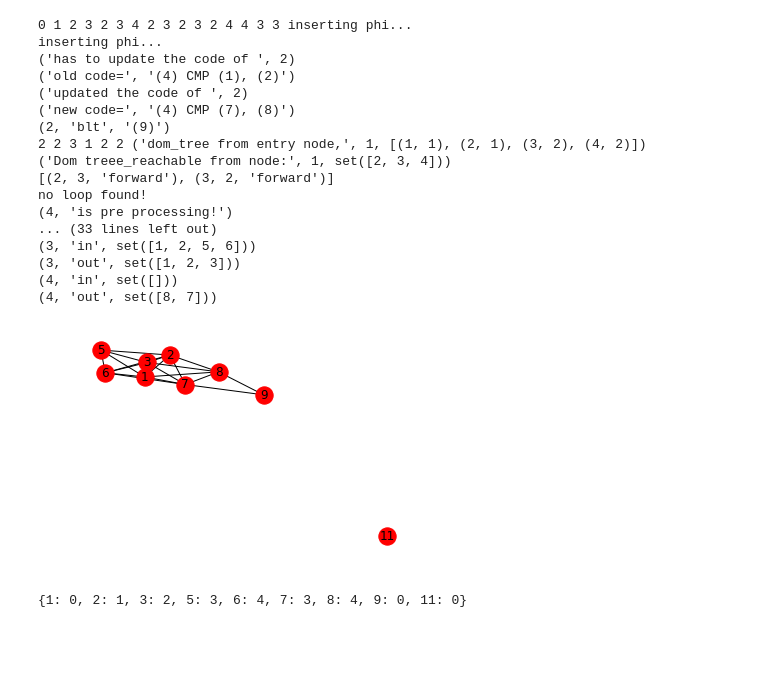
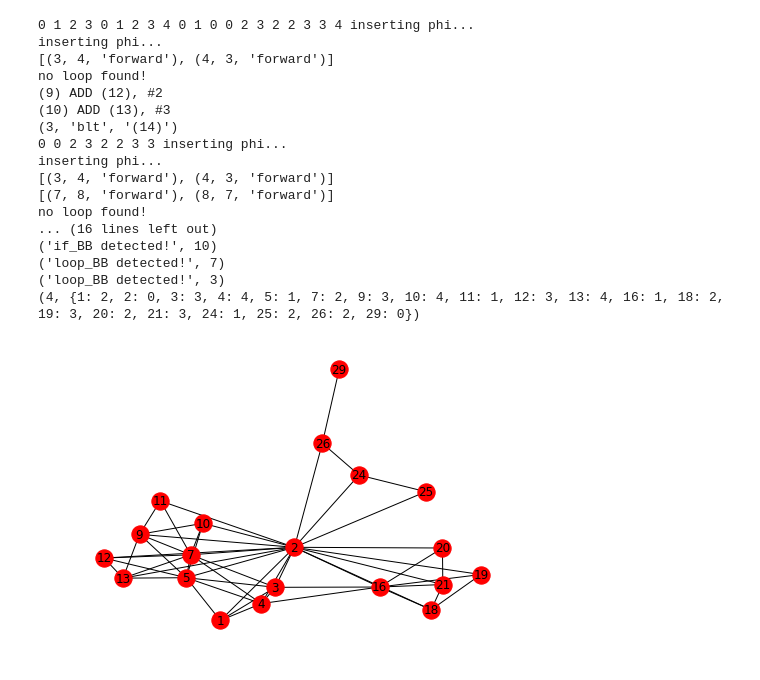
Before and after one commit to amatii/compiler, a Jupyter notebook: parser_SSA-refactor-newSSA.ipynb, the cells around one changed output. Drawn from its saved outputs; the diff is of its cells as text; code cells hidden in the pictures; blank space fills up the shorter version.

Commit message:
While bug fixed. a little refactorized. inference graph generator furthur developed. need to debug, and also handle Phi, Mov, functions, return, etc.

```diff
--- a/parser_SSA-refactor-newSSA.ipynb
+++ b/parser_SSA-refactor-newSSA.ipynb
@@ -486,66 +158,74 @@ code='''
 main
 var a, b, c, d;
 {
+	let a <- 1;
+	let b <- 2;
 	let c <- 3;
 	let d <- 4;
-    let k <- c+d;
+    let k <- 5;
 
-	while c < d do
-		let c <- k + k;
-		let d <- d + 2
-	od;
+	if a< b then
+		let a <- a + 1;
+		while c < d do
+			let c <- c + 2;
+			let d <- d + 3 + k
+		od
+	else
+		let a <- a + 4;
+		while c < d do
+			let c <- c + 5;
+			let d <- d + 6
+		od
+	fi;
 
-    let c <- c + d;
-    let b <- c + c
+	let a <- a + b + d
 }.'''
 %matplotlib inline
 def testa(code):
     tk=Tokenizer(l_kewords,token_specification)
     tk.tokenize_program(code)
     #tk.print_tokens()
     c=parser(tk.result,rules)
     c.check_computation()
-    #c.print_bb()
     c.visulize()
-    !graph-easy grid.dot --as_dot | dot -Tpng -o graph_before_cse.png
 
     # these lines are for CSE: need to be refactorized!
     c.build_graph()
     c.all_dom_pair()
     c.visulize()
+    !graph-easy grid.dot --as_dot | dot -Tpng -o graph_before_cse.png
 
 
     #reg allocation:
-    c.make_inference_graph1()
-    #c.visulize_live()
+    c.make_inference_graph()
+    c.color_inf_graph()
 
     !graph-easy grid.dot --as_dot | dot -Tpng -o graph.png
     !graph-easy grid_live.dot --as_dot | dot -Tpng -o graph_live.png
 
 testa(code)
 
 from IPython.display import Image
 #Image(filename='graph.png')
 # %% [output]
-0 1 2 3 2 3 4 2 3 2 3 2 4 4 3 3 inserting phi...
+0 1 2 3 0 1 2 3 4 0 1 0 0 2 3 2 2 3 3 4 inserting phi...
 inserting phi...
-('has to update the code of ', 2)
-('old code=', '(4) CMP (1), (2)')
-('updated the code of ', 2)
-('new code=', '(4) CMP (7), (8)')
-(2, 'blt', '(9)')
-2 2 3 1 2 2 ('dom_tree from entry node,', 1, [(1, 1), (2, 1), (3, 2), (4, 2)])
-('Dom treee_reachable from node:', 1, set([2, 3, 4]))
-[(2, 3, 'forward'), (3, 2, 'forward')]
+[(3, 4, 'forward'), (4, 3, 'forward')]
 no loop found!
-(4, 'is pre processing!')
-... (33 lines left out)
-(3, 'in', set([1, 2, 5, 6]))
-(3, 'out', set([1, 2, 3]))
-(4, 'in', set([]))
-(4, 'out', set([8, 7]))
+(9) ADD (12), #2
+(10) ADD (13), #3
+(3, 'blt', '(14)')
+0 0 2 3 2 2 3 3 inserting phi...
+inserting phi...
+[(3, 4, 'forward'), (4, 3, 'forward')]
+[(7, 8, 'forward'), (8, 7, 'forward')]
+no loop found!
+... (16 lines left out)
+('if_BB detected!', 10)
+('loop_BB detected!', 7)
+('loop_BB detected!', 3)
+(4, {1: 2, 2: 0, 3: 3, 4: 4, 5: 1, 7: 2, 9: 3, 10: 4, 11: 1, 12: 3, 13: 4, 16: 1, 18: 2, 19: 3, 20: 2, 21: 3, 24: 1, 25: 2, 26: 2, 29: 0})
-[figure, old version]
+[figure, new version]
-{1: 0, 2: 1, 3: 2, 5: 3, 6: 4, 7: 3, 8: 4, 9: 0, 11: 0}
 # %%
 Image(filename='graph_before_cse.png')
 Image(filename='graph.png')
```
Also changed, not shown: parts of 9 cells of this notebook, 4 other files.
